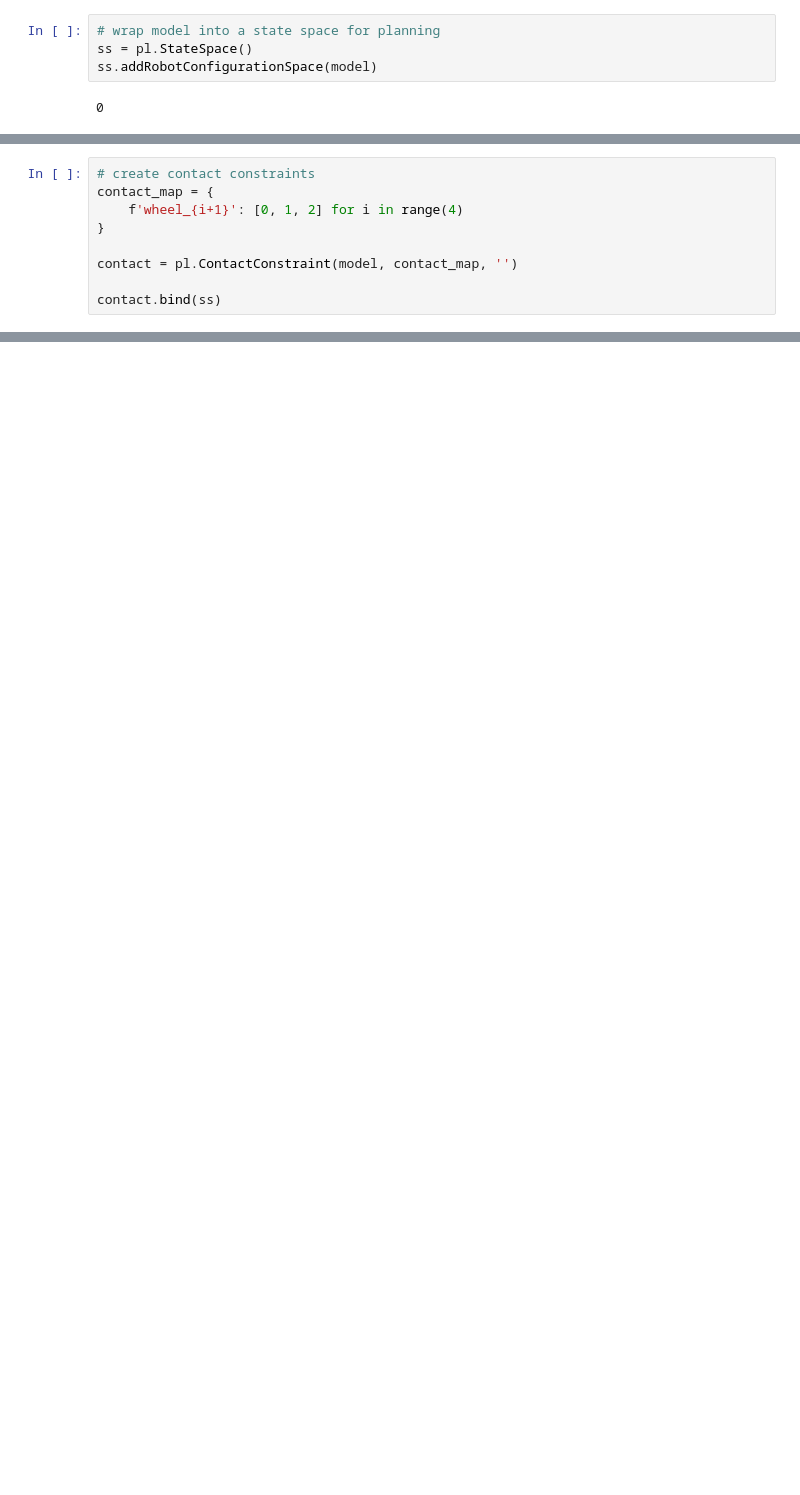
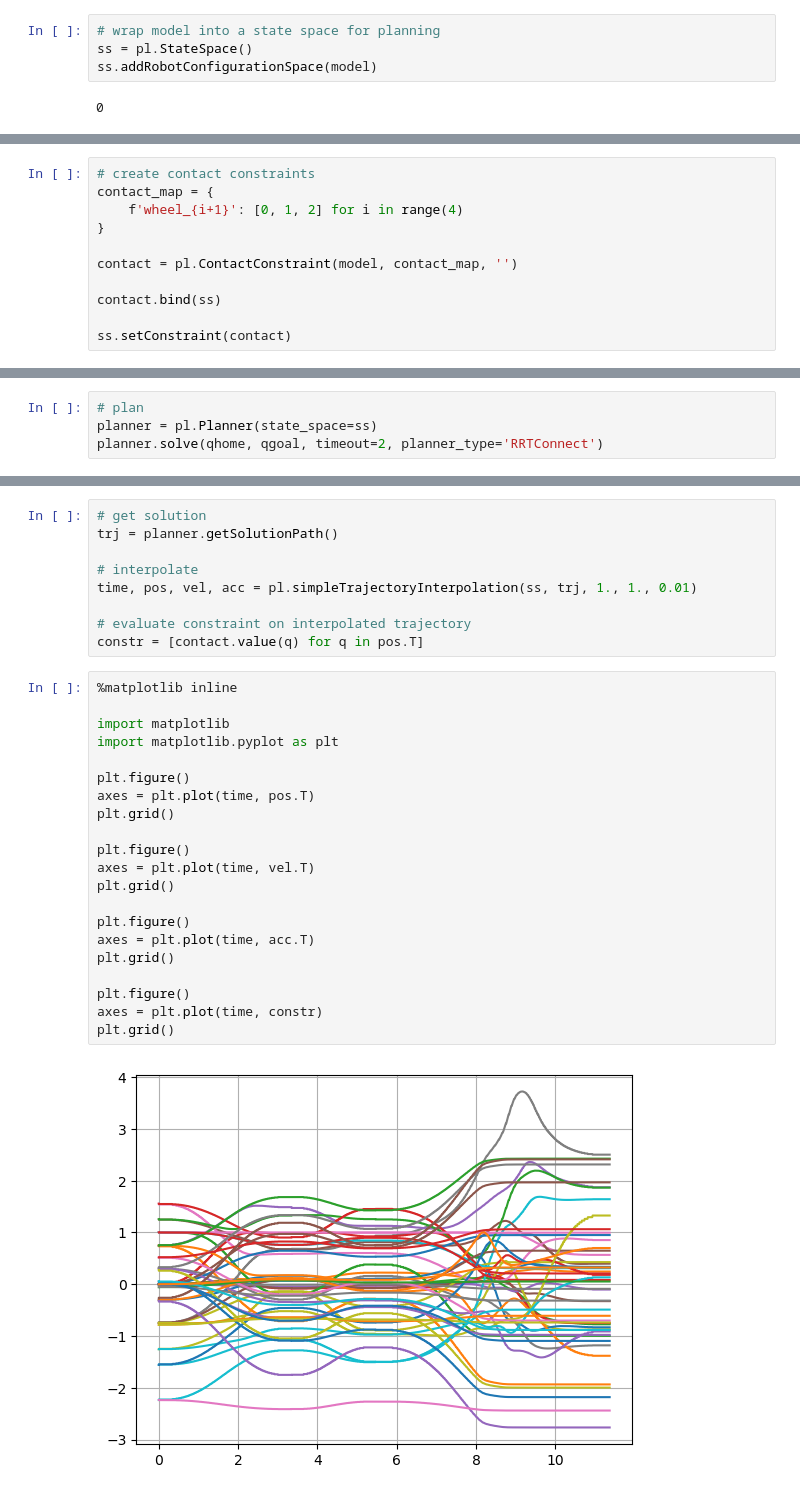
Before and after one commit to ADVRHumanoids/cartesio_planning, a Jupyter notebook: examples/python/get_started.ipynb, the cells around one changed output, grey strips where cells are left out. Drawn from its saved outputs; the diff is of its cells as text; blank space fills up the shorter version.

```diff
--- a/examples/python/get_started.ipynb
+++ b/examples/python/get_started.ipynb
@@ -42,4 +48,6 @@ contact_map = {
 contact = pl.ContactConstraint(model, contact_map, '')
 
 contact.bind(ss)
+
+ss.setConstraint(contact)
 # %% [output]
@@ -57,0 +87,4 @@ contact.value(model.q)
+# %%
+# plan
+planner = pl.Planner(state_space=ss)
+planner.solve(qhome, qgoal, timeout=2, planner_type='RRTConnect')
@@ -57,0 +112,32 @@ contact.value(model.q)
+# %%
+# get solution
+trj = planner.getSolutionPath()
+
+# interpolate
+time, pos, vel, acc = pl.simpleTrajectoryInterpolation(ss, trj, 1., 1., 0.01)
+
+# evaluate constraint on interpolated trajectory
+constr = [contact.value(q) for q in pos.T]
+# %%
+%matplotlib inline
+
+import matplotlib
+import matplotlib.pyplot as plt
+
+plt.figure()
+axes = plt.plot(time, pos.T)
+plt.grid()
+
+plt.figure()
+axes = plt.plot(time, vel.T)
+plt.grid()
+
+plt.figure()
+axes = plt.plot(time, acc.T)
+plt.grid()
+
+plt.figure()
+axes = plt.plot(time, constr)
+plt.grid()
+# %% [output]
+[figure, added]
```
Also changed, not shown: parts of 8 cells of this notebook, 10 other files.
